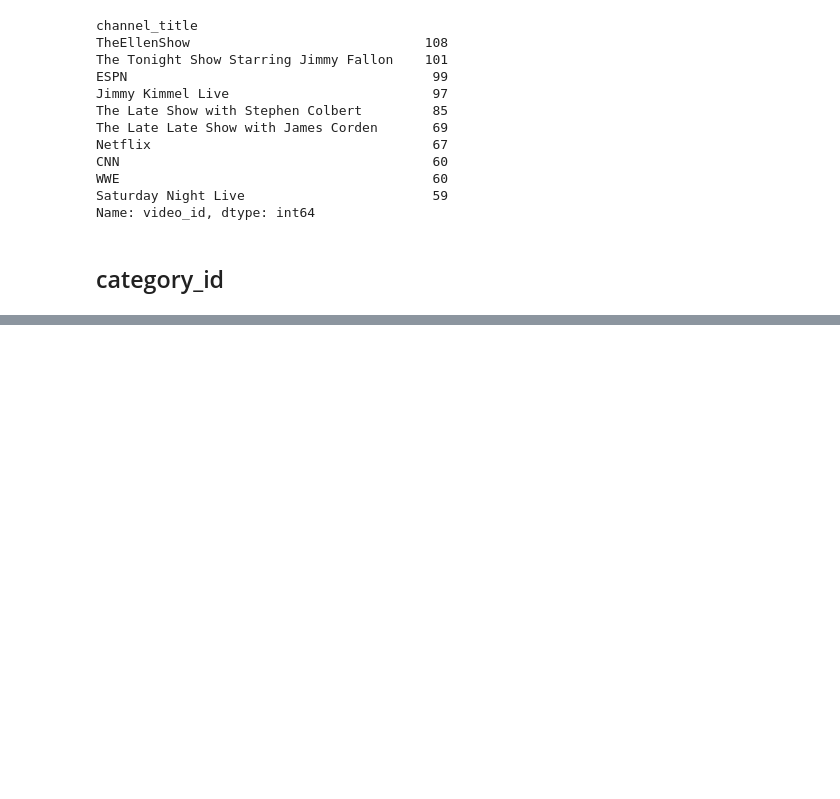
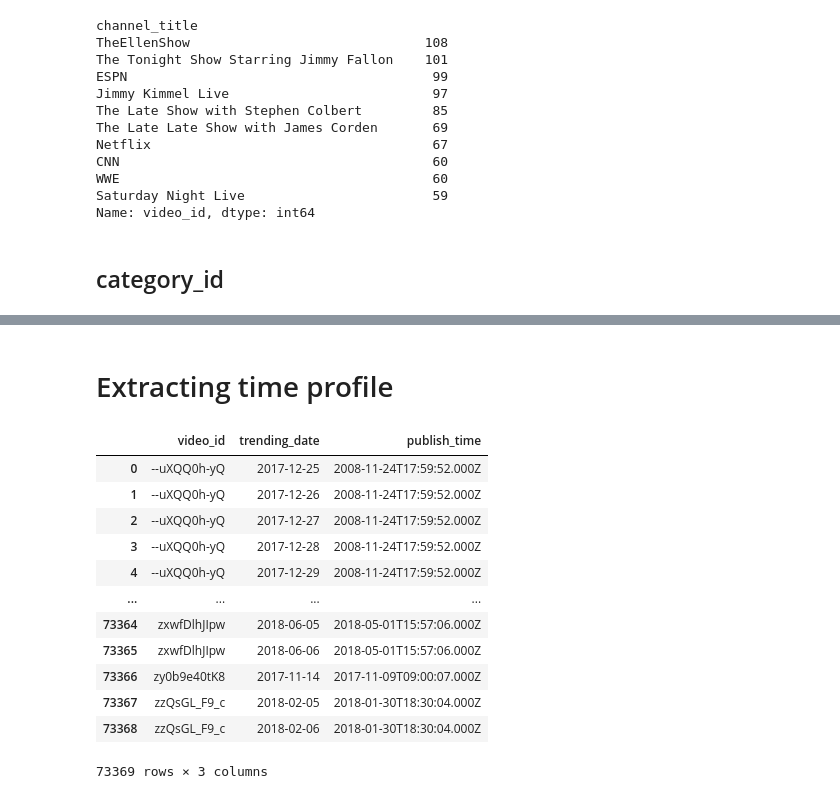
Before and after one commit to hejmsdz/youtube-trending-prediction, a Jupyter notebook: notebooks/00_exploratory_analysis.ipynb, the cells around one changed output, grey strips where cells are left out. Drawn from its saved outputs; the diff is of its cells as text; code cells hidden in the pictures; blank space fills up the shorter version.

```diff
--- a/notebooks/00_exploratory_analysis.ipynb
+++ b/notebooks/00_exploratory_analysis.ipynb
@@ -390,3 +454,27 @@ counts.plot.bar()
 # %% [output]
 <matplotlib.axes._subplots.AxesSubplot at 0x...>
 [drawing not drawn]
+# %% [markdown]
+# Extracting time profile
+# %%
+scope = ['video_id', 'trending_date', 'publish_time']
+time_profile = vids.groupby(scope)\
+    .size()\
+    .reset_index()
+
+time_profile.drop(columns=[0], inplace=True)
+time_profile
+# %% [output]
+|  | video_id | trending_date | publish_time |
+| 0 | --uXQQ0h-yQ | 2017-12-25 | 2008-11-24T17:59:52.000Z |
+| 1 | --uXQQ0h-yQ | 2017-12-26 | 2008-11-24T17:59:52.000Z |
+| 2 | --uXQQ0h-yQ | 2017-12-27 | 2008-11-24T17:59:52.000Z |
+| 3 | --uXQQ0h-yQ | 2017-12-28 | 2008-11-24T17:59:52.000Z |
+| 4 | --uXQQ0h-yQ | 2017-12-29 | 2008-11-24T17:59:52.000Z |
+| ... | ... | ... | ... |
+| 73364 | zxwfDlhJIpw | 2018-06-05 | 2018-05-01T15:57:06.000Z |
+| 73365 | zxwfDlhJIpw | 2018-06-06 | 2018-05-01T15:57:06.000Z |
+| 73366 | zy0b9e40tK8 | 2017-11-14 | 2017-11-09T09:00:07.000Z |
+| 73367 | zzQsGL_F9_c | 2018-02-05 | 2018-01-30T18:30:04.000Z |
+| 73368 | zzQsGL_F9_c | 2018-02-06 | 2018-01-30T18:30:04.000Z |
+73369 rows × 3 columns
```
Also changed, not shown: parts of 18 cells of this notebook.
